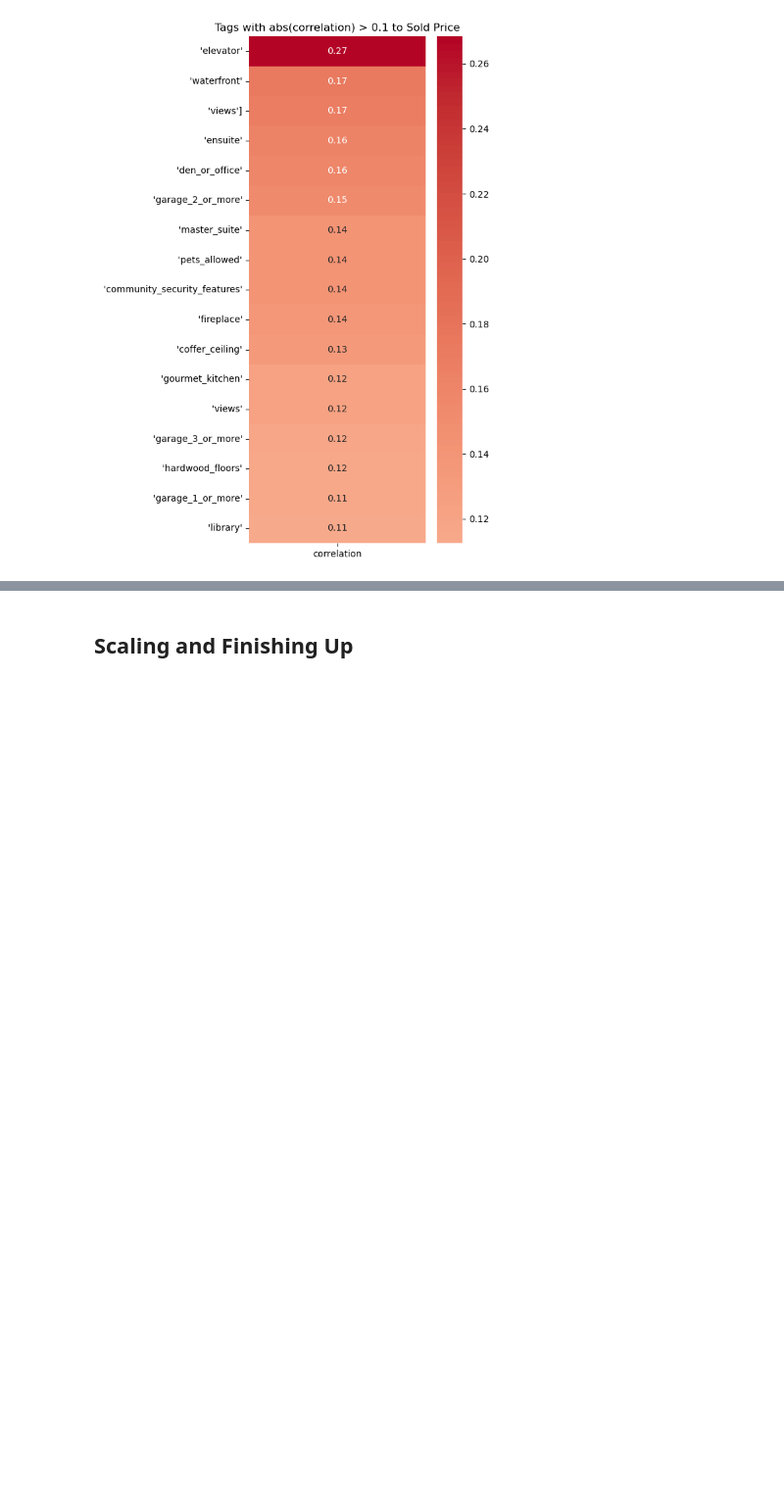
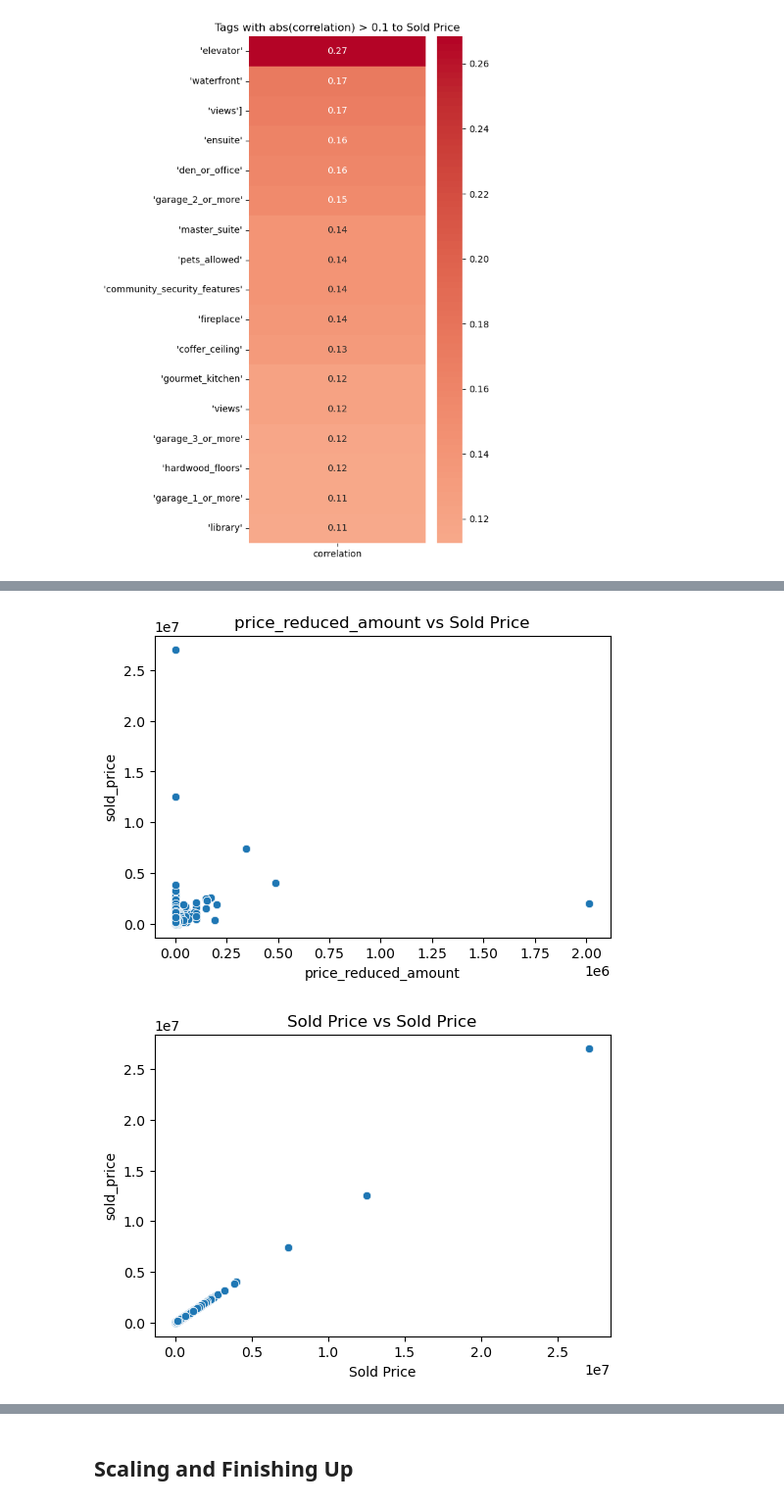
Before and after one commit to alocken/DS-Midterm-Project, a Jupyter notebook: notebooks/1 - EDA.ipynb, the cells around one changed output, grey strips where cells are left out. Shown at 98% size. Saved outputs shown, nothing was run; the diff lists cells and outputs as text; code cells hidden in the pictures; blank space fills up the shorter version.

```diff
--- a/notebooks/1 - EDA.ipynb
+++ b/notebooks/1 - EDA.ipynb
@@ -616,0 +632,14 @@ plt.show()
+# %%
+df[numerical_cols].skew().sort_values(ascending=False)
+
+df['log_price'] = np.log1p(df['sold_price'])
+# %%
+for col in numerical_cols:
+    if col != 'sold_price':
+        plt.figure(figsize=(6, 4))
+        sns.scatterplot(data=df, x=col, y='sold_price')
+        plt.title(f'{col} vs Sold Price')
+        plt.show()
+# %% [output]
+[figure, added]
+[figure, added]
```
Also changed, not shown: parts of 13 cells of this notebook, 1 other file.
